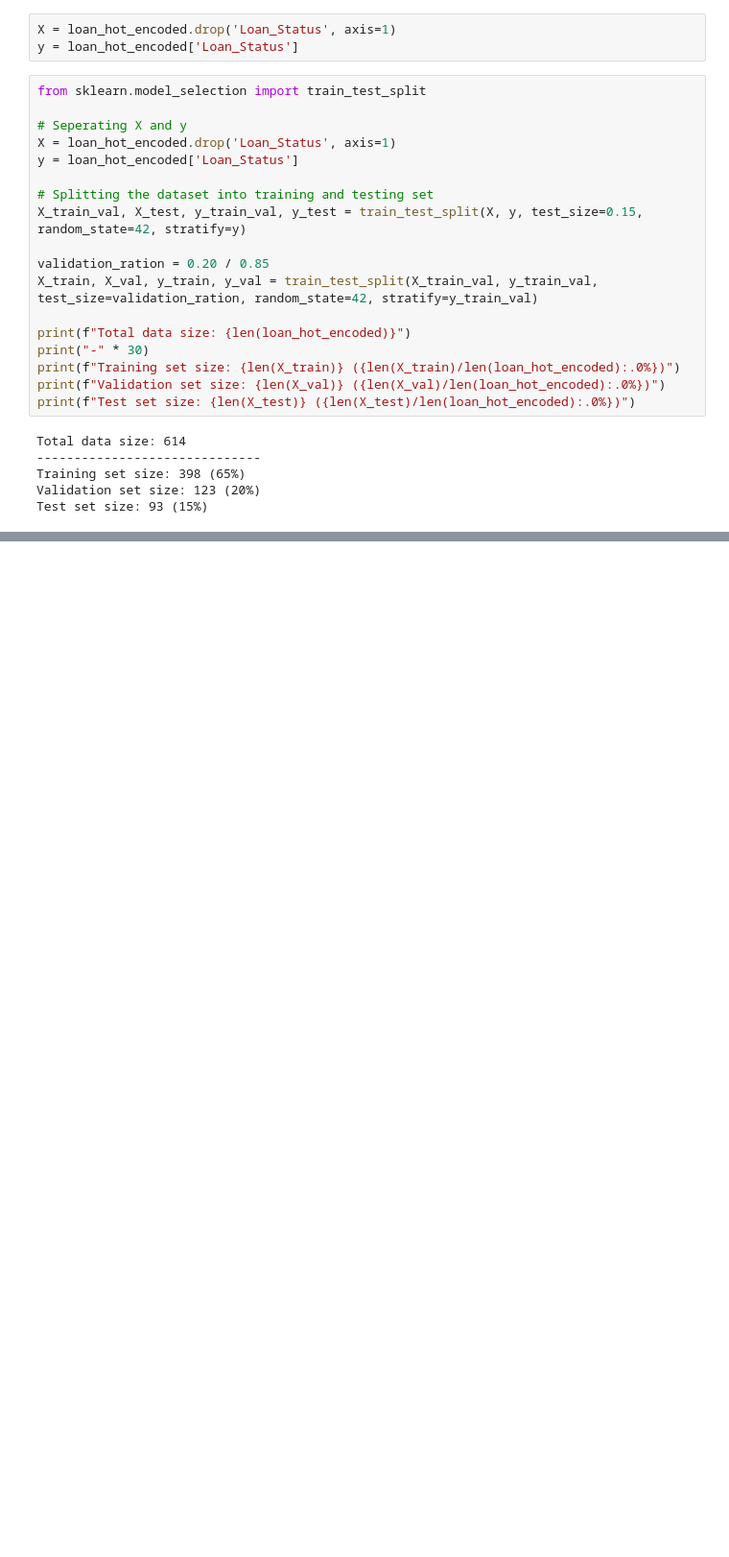
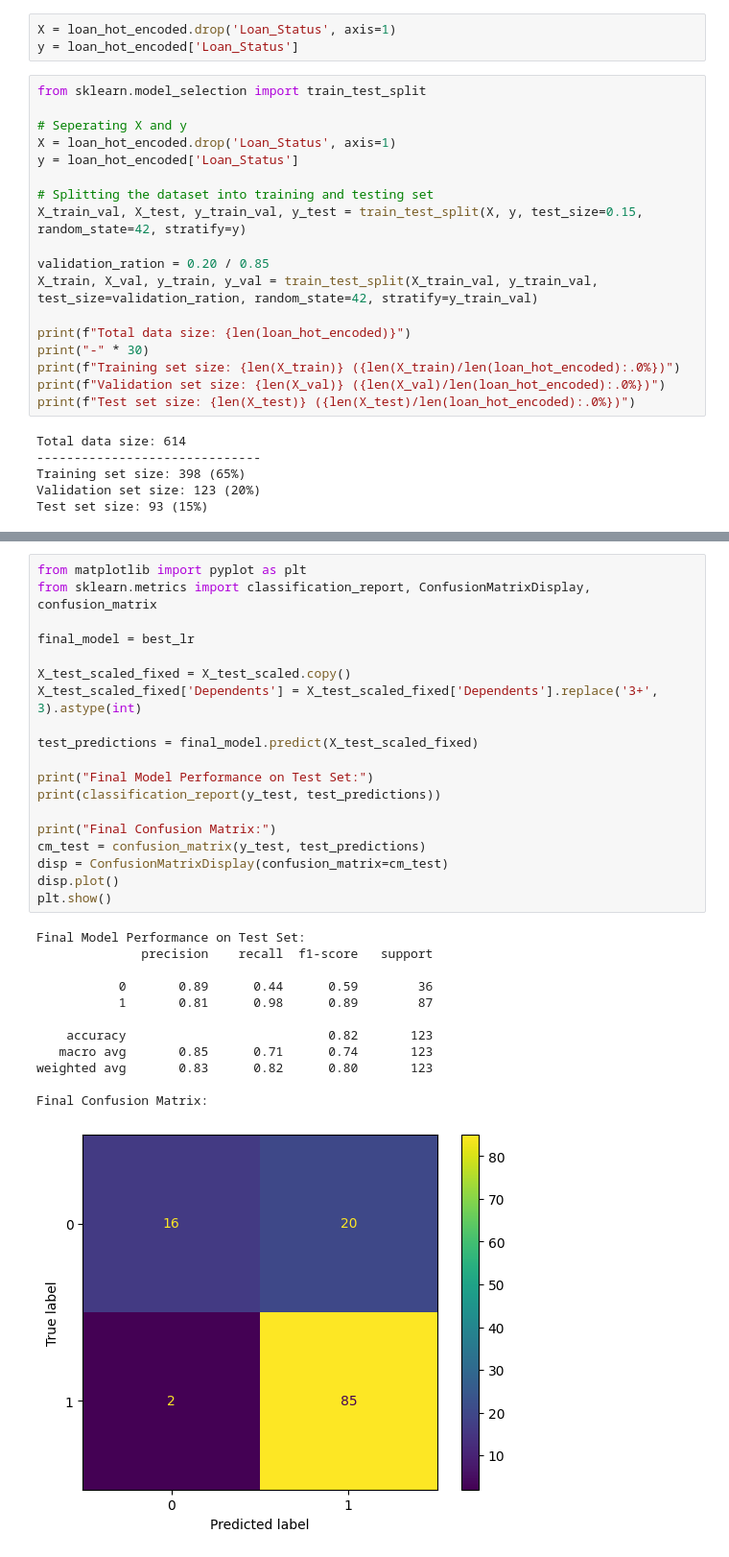
Before and after one commit to marzi-dezfoulianrad/data_science_project_loan, a Jupyter notebook: notebook/loan.ipynb, the cells around one changed output, grey strips where cells are left out. Shown: that part at 96% size. Drawn from its saved outputs; the diff is of its cells as text; blank space fills up the shorter version.

```diff
--- a/notebook/loan.ipynb
+++ b/notebook/loan.ipynb
@@ -233,0 +325,32 @@ ImportError: cannot import name 'SPARSE_ARRAY_PRESENT' from 'sklearn.utils.fixes
+# %%
+from matplotlib import pyplot as plt
+from sklearn.metrics import classification_report, ConfusionMatrixDisplay, confusion_matrix
+
+final_model = best_lr
+
+X_test_scaled_fixed = X_test_scaled.copy()
+X_test_scaled_fixed['Dependents'] = X_test_scaled_fixed['Dependents'].replace('3+', 3).astype(int)
+
+test_predictions = final_model.predict(X_test_scaled_fixed)
+
+print("Final Model Performance on Test Set:")
+print(classification_report(y_test, test_predictions))
+
+print("Final Confusion Matrix:")
+cm_test = confusion_matrix(y_test, test_predictions)
+disp = ConfusionMatrixDisplay(confusion_matrix=cm_test)
+disp.plot()
+plt.show()
+# %% [output]
+Final Model Performance on Test Set:
+              precision    recall  f1-score   support
+
+           0       0.89      0.44      0.59        36
+           1       0.81      0.98      0.89        87
+
+    accuracy                           0.82       123
+   macro avg       0.85      0.71      0.74       123
+weighted avg       0.83      0.82      0.80       123
+
+Final Confusion Matrix:
+[figure, added]
```
Also changed, not shown: parts of 25 cells of this notebook.
